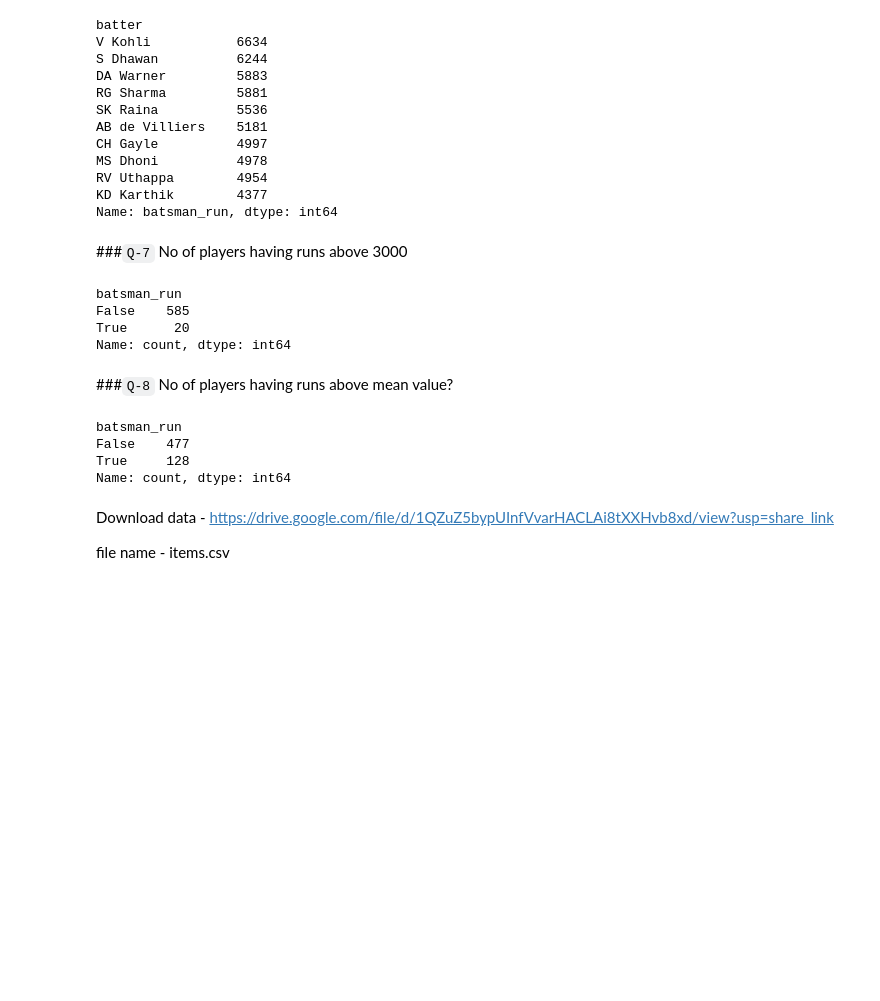
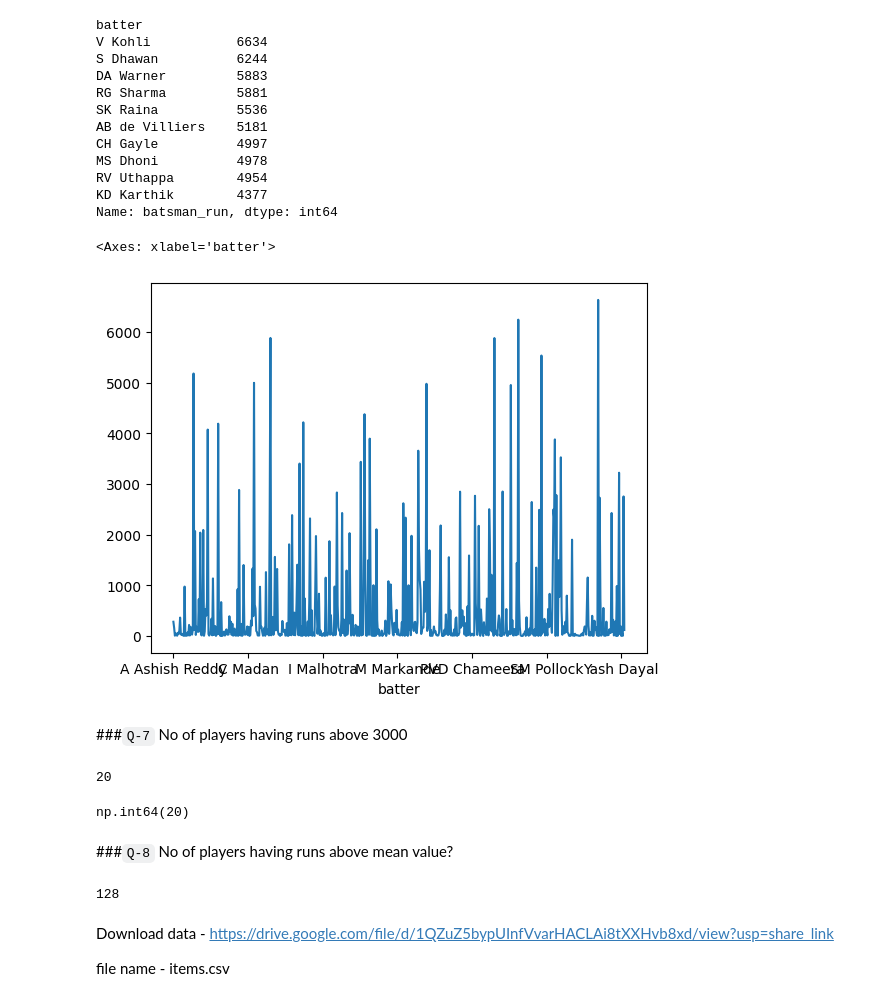
Before and after one commit to ushi-masuka/python-practice, a Jupyter notebook: day1601.ipynb, the cells around one changed output. Cells and saved outputs as stored; diff of their text form; code cells hidden in the pictures; blank space fills up the shorter version.

```diff
--- a/day1601.ipynb
+++ b/day1601.ipynb
@@ -104,24 +112,27 @@ MS Dhoni          4978
 RV Uthappa        4954
 KD Karthik        4377
 Name: batsman_run, dtype: int64
+# %%
+br.plot()
+# %% [output]
+<Axes: xlabel='batter'>
+[figure, added]
 # %% [markdown]
 ###`Q-7` No of players having runs above 3000
+# %%
+len(br[br>3000])
+# %% [output]
+20
 # %%
-(br>3000).value_counts()
+(br>3000).value_counts()[True]
 # %% [output]
-batsman_run
-False    585
-True      20
-Name: count, dtype: int64
+np.int64(20)
 # %% [markdown]
 ###`Q-8` No of players having runs above mean value?
 # %%
-(br>br.mean()).value_counts()
+len(br[br>br.mean()])
 # %% [output]
-batsman_run
-False    477
-True     128
-Name: count, dtype: int64
+128
 # %% [markdown]
 Download data - https://drive.google.com/file/d/1QZuZ5bypUInfVvarHACLAi8tXXHvb8xd/view?usp=share_link
 
```
Also changed, not shown: parts of 5 cells of this notebook.
